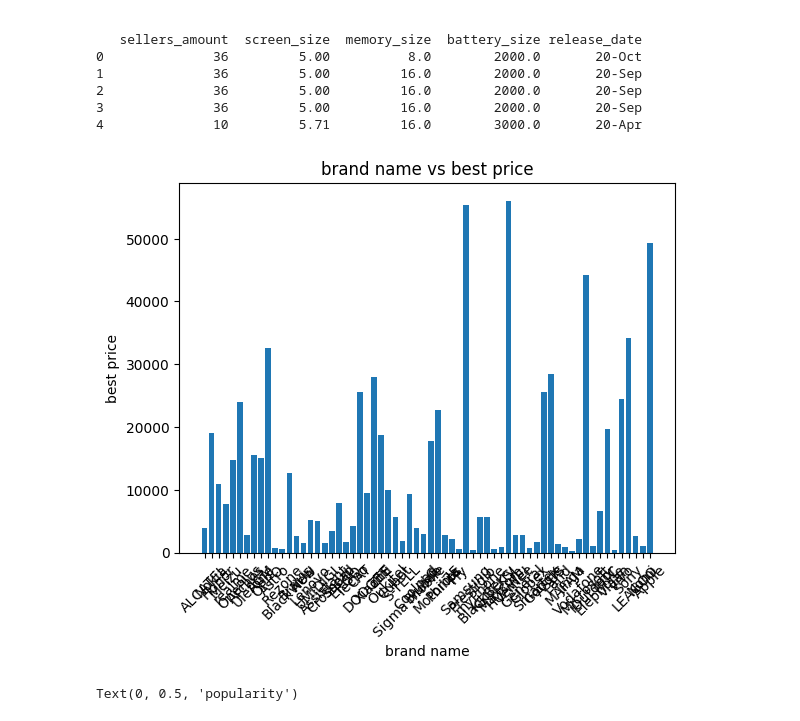
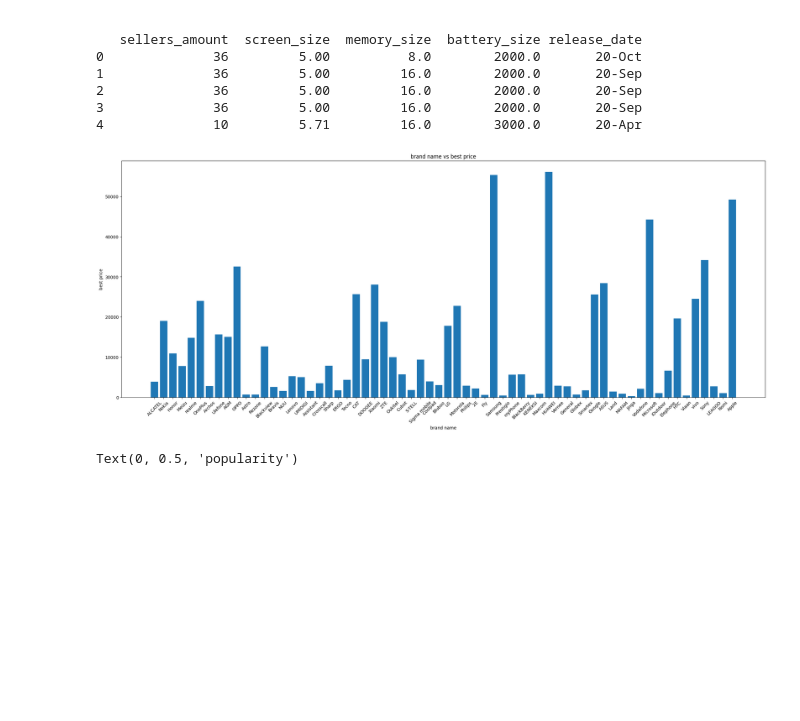
Before and after one commit to balkrishna-16/Datascience-in-Python, a Jupyter notebook: day15.ipynb, the cells around one changed output. Saved outputs shown, nothing was run; the diff lists cells and outputs as text; code cells hidden in the pictures; blank space fills up the shorter version.

```diff
--- a/day15.ipynb
+++ b/day15.ipynb
@@ -60,17 +60,17 @@ print(df.head())
 # %%
 import matplotlib.pyplot as plt
 
-#
+plt.figure(figsize=(27, 10))
 plt.xlabel("brand name")
 plt.ylabel("best price")
 plt.title("brand name vs best price")
 plt.bar(df['brand_name'], df['best_price'])
 
 
 plt.xticks(rotation=45)
 plt.show()
 # %% [output]
-[figure, old version]
+[figure, new version]
 # %%
 plt.title("Sales Trend")
 plt.xlabel("operating system")
```
Also changed, not shown: parts of 2 cells of this notebook.
